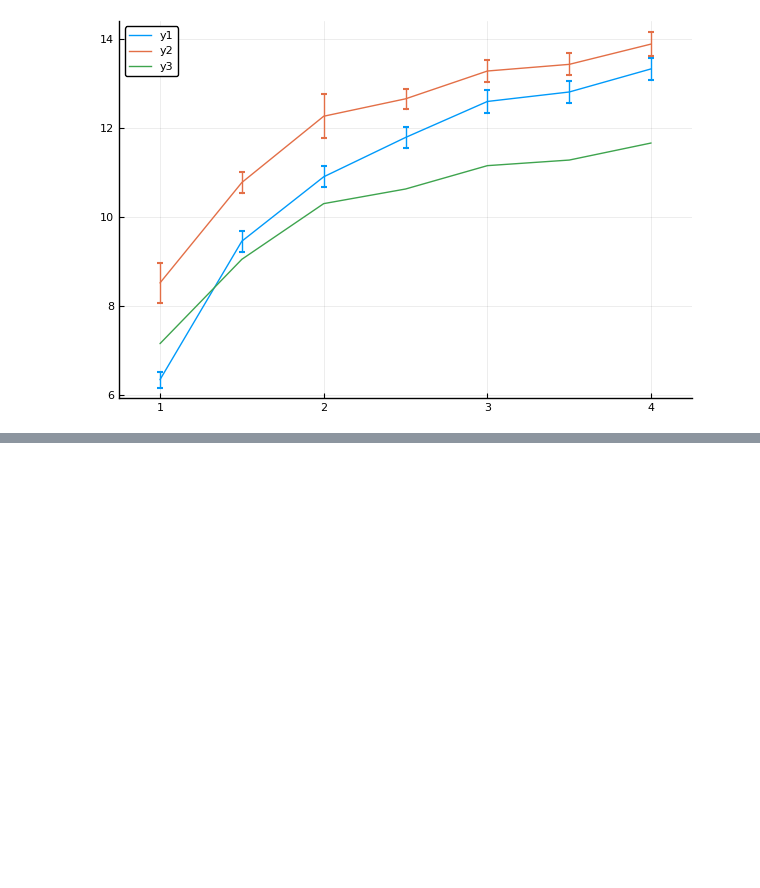
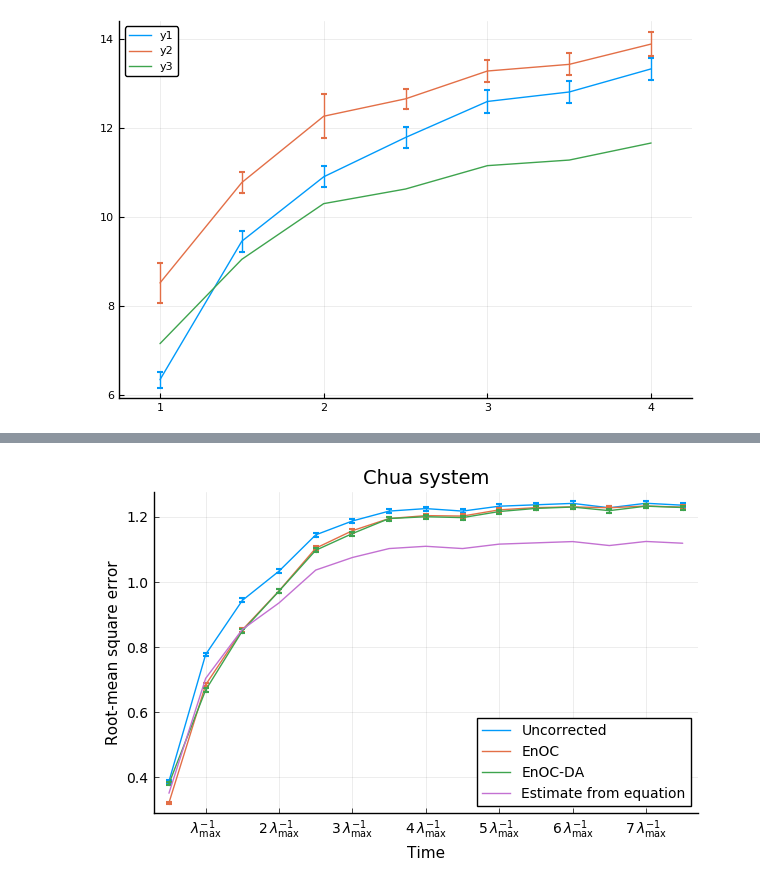
Before and after one commit to eviatarbach/ensemble_oscillation_correction.jl, a Jupyter notebook: Plots.ipynb, the cells around one changed output, grey strips where cells are left out. Drawn from its saved outputs; the diff is of its cells as text; code cells hidden in the pictures; blank space fills up the shorter version.

```diff
--- a/Plots.ipynb
+++ b/Plots.ipynb
@@ -181,0 +240,13 @@ xlims!(1 - 1/4, 4 + 1/4)
+# %%
+x = ncread("out_chua_da.nc", "sim_id")
+sim_ids = x[:, 1, 1, 1, :]
+idx_min = [argmin([a for (a, b, c, d) in rel_err.(sim_ids[:, i], "chua")]) for i=1:20]
+errs_chua_da = [minimum([a for (a, b, c, d) in rel_err.(sim_ids[:, i], "chua")]) for i=1:20]
+std_chua_da = [[c for (a, b, c, d) in rel_err.(sim_ids[:, i], "chua")][idx_min[i]] for i=1:20]
+x = ncread("out_chua3.nc", "sim_id")
+sim_ids = x[1, 1, 1, 1, :]
+nda = rel_err.(sim_ids, "chua")
+errs_chua_nda = [a[1] for a in nda][:]
+std_chua_nda = [a[3] for a in nda][:]
+errs_chua_uncorr = [a[2] for a in nda][:]
+std_chua_uncorr = [a[4] for a in nda][:]
@@ -181,0 +303,13 @@ xlims!(1 - 1/4, 4 + 1/4)
+# %%
+plot(errs_chua_uncorr[1:15], yerr=std_chua_uncorr/sqrt(10000), label="Uncorrected", title="Chua system", xticks=(2:2:14,
+        [L"\lambda_{\mathrm{max}}^{-1}", L"2\,\lambda_{\mathrm{max}}^{-1}", L"3\,\lambda_{\mathrm{max}}^{-1}",
+            L"4\,\lambda_{\mathrm{max}}^{-1}", L"5\,\lambda_{\mathrm{max}}^{-1}", L"6\,\lambda_{\mathrm{max}}^{-1}",
+            L"7\,\lambda_{\mathrm{max}}^{-1}"]))
+plot!(errs_chua_nda[1:15], yerr=std_chua_nda/sqrt(10000), label="EnOC")
+plot!(errs_chua_da[1:15], yerr=std_chua_da/sqrt(10000), label="EnOC-DA")
+plot!(errs_chua_uncorr[1:15]*sqrt(1-0.18), label="Estimate from equation", xtickfontsize=10, ytickfontsize=10, legendfontsize=10)
+xlabel!("Time")
+ylabel!("Root-mean square error")
+savefig("chua3.pdf")
+# %% [output]
+[figure, added]
```
Also changed, not shown: parts of 18 cells of this notebook, 3 other files.
